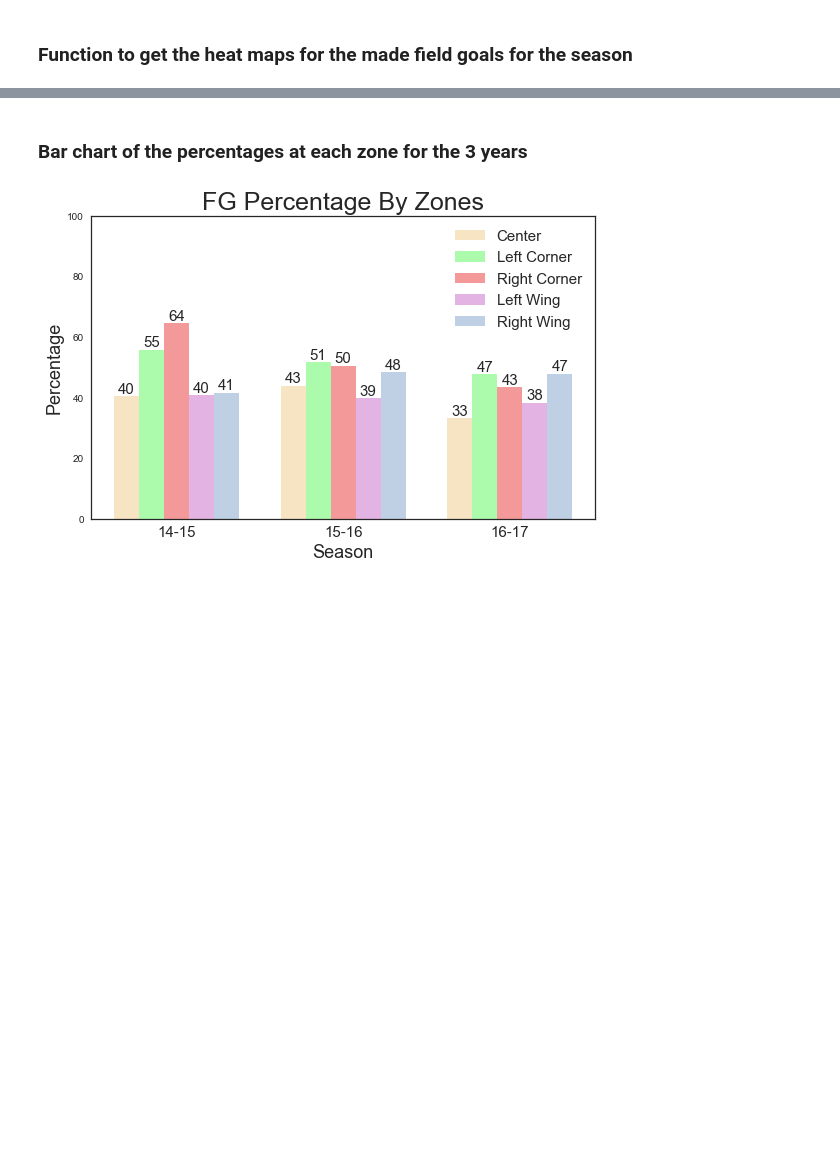
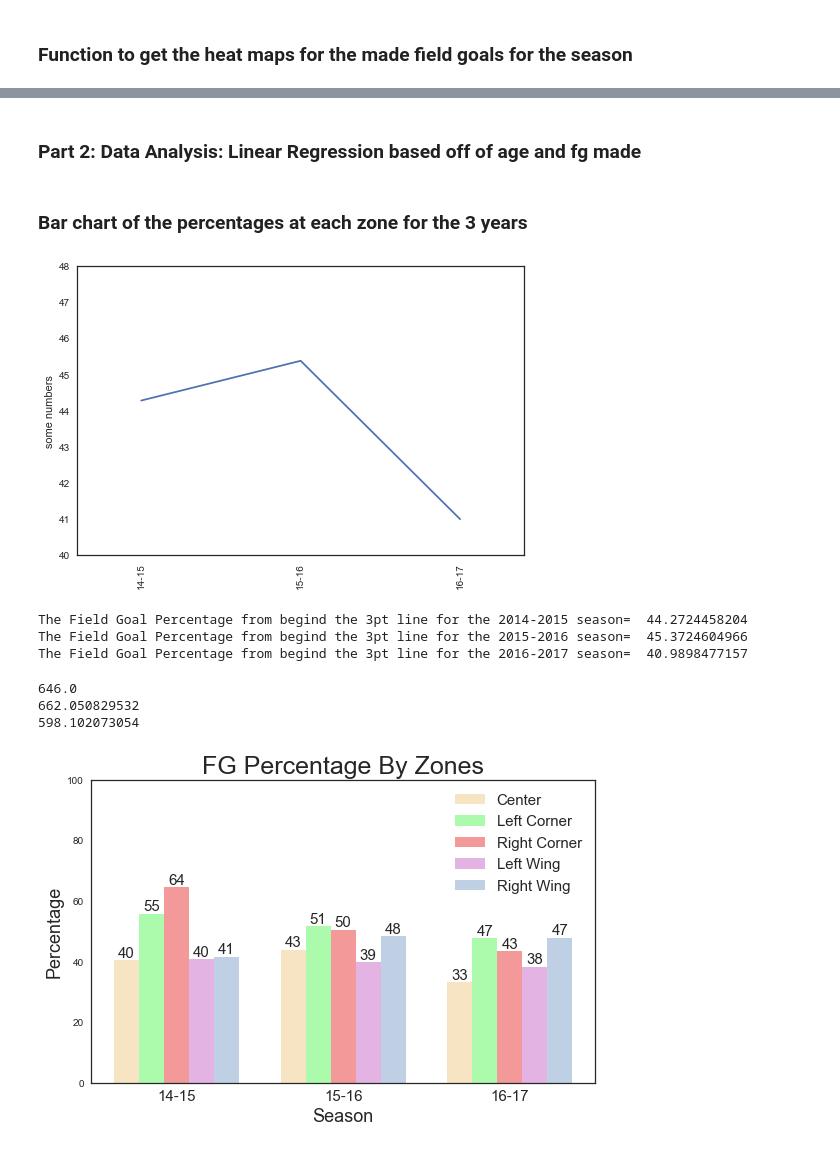
Before and after one commit to TomDonoghue/Pr_065, a Jupyter notebook: FInalProject.ipynb, the cells around one changed output, grey strips where cells are left out. Saved outputs shown, nothing was run; the diff lists cells and outputs as text; code cells hidden in the pictures; blank space fills up the shorter version.

```diff
--- a/FInalProject.ipynb
+++ b/FInalProject.ipynb
@@ -587,2 +591,22 @@ create_charts('shotchartdetail2016-2017.json')
+# %% [markdown]
+### Part 2: Data Analysis: Linear Regression based off of age and fg made
 # %% [markdown]
 ### Bar chart of the percentages at each zone for the 3 years
+# %%
+plt.plot([1,2,3],[get_fg_pct('shotchartdetail2014-2015.json'),get_fg_pct('shotchartdetail2015-2016.json'),get_fg_pct('shotchartdetail2016-2017.json')])
+plt.xticks([1,2,3],['14-15','15-16','16-17'], rotation='vertical')
+plt.margins(0.2)
+plt.subplots_adjust(bottom=0.15)
+plt.ylim((40,48))
+plt.ylabel('some numbers')
+plt.show()
+# %% [output]
+[figure, added]
+# %%
+print('The Field Goal Percentage from begind the 3pt line for the 2014-2015 season= ', (get_fg_pct('shotchartdetail2014-2015.json')))
+print('The Field Goal Percentage from begind the 3pt line for the 2015-2016 season= ', (get_fg_pct('shotchartdetail2015-2016.json')))
+print('The Field Goal Percentage from begind the 3pt line for the 2016-2017 season= ', (get_fg_pct('shotchartdetail2016-2017.json')))
+# %% [output]
+The Field Goal Percentage from begind the 3pt line for the 2014-2015 season=  44.2724458204
+The Field Goal Percentage from begind the 3pt line for the 2015-2016 season=  45.3724604966
+The Field Goal Percentage from begind the 3pt line for the 2016-2017 season=  40.9898477157
@@ -588,0 +615,12 @@ create_charts('shotchartdetail2016-2017.json')
+# %%
+#lets see how much shots he attempted over the years
+year1 = get_fg_pct('shotchartdetail2014-2015.json') / 100 * (totalshots/totalmade) * totalshots
+year2 = get_fg_pct('shotchartdetail2015-2016.json') / 100 * (totalshots/totalmade) * totalshots
+year3 = get_fg_pct('shotchartdetail2016-2017.json') / 100 * (totalshots/totalmade) * totalshots
+print(year1)
+print(year2)
+print(year3)
+# %% [output]
+646.0
+662.050829532
+598.102073054
```
Also changed, not shown: parts of 16 cells of this notebook.
